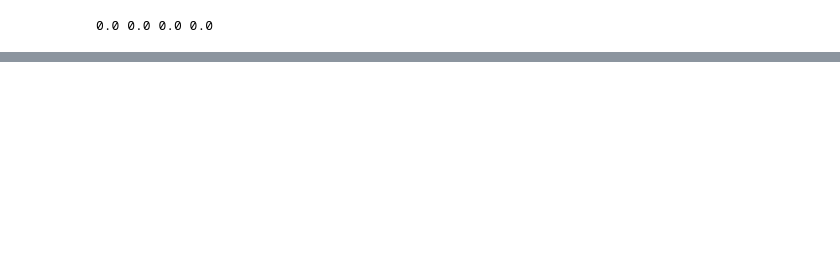
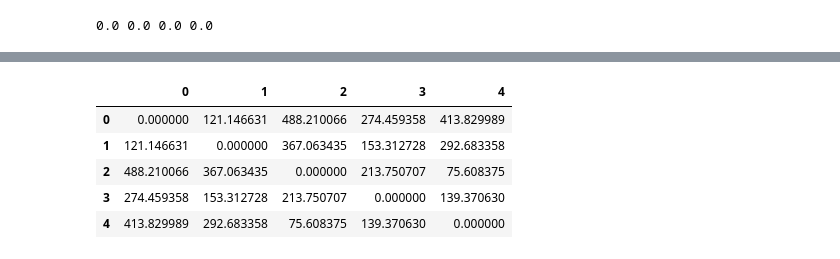
Before and after one commit to algoasylum/SatelliteImageAnalysis, a Jupyter notebook: GMM/additive_ordermeans_synthetic.ipynb, the cells around one changed output, grey strips where cells are left out. Saved outputs shown, nothing was run; the diff lists cells and outputs as text; code cells hidden in the pictures; blank space fills up the shorter version.

```diff
--- a/GMM/additive_ordermeans_synthetic.ipynb
+++ b/GMM/additive_ordermeans_synthetic.ipynb
@@ -372,0 +428,17 @@ sns.distplot(violet,bins=150)
+# %%
+a = np.zeros(shape=(5, 5))
+x = [blue,orange,green,red,violet]
+for i,c in enumerate(x):
+    for j,b in enumerate(x):
+        a[i][j] = wasserstein_distance(c,b)
+dfw = pd.DataFrame(a)
+cm = sns.light_palette("green", as_cmap=True)
+s = dfw.style.background_gradient(cmap=cm)
+s
+# %% [output]
+|  | 0 | 1 | 2 | 3 | 4 |
+| 0 | 0.000000 | 121.146631 | 488.210066 | 274.459358 | 413.829989 |
+| 1 | 121.146631 | 0.000000 | 367.063435 | 153.312728 | 292.683358 |
+| 2 | 488.210066 | 367.063435 | 0.000000 | 213.750707 | 75.608375 |
+| 3 | 274.459358 | 153.312728 | 213.750707 | 0.000000 | 139.370630 |
+| 4 | 413.829989 | 292.683358 | 75.608375 | 139.370630 | 0.000000 |
```
Also changed, not shown: parts of 41 cells of this notebook, 1 other file.
